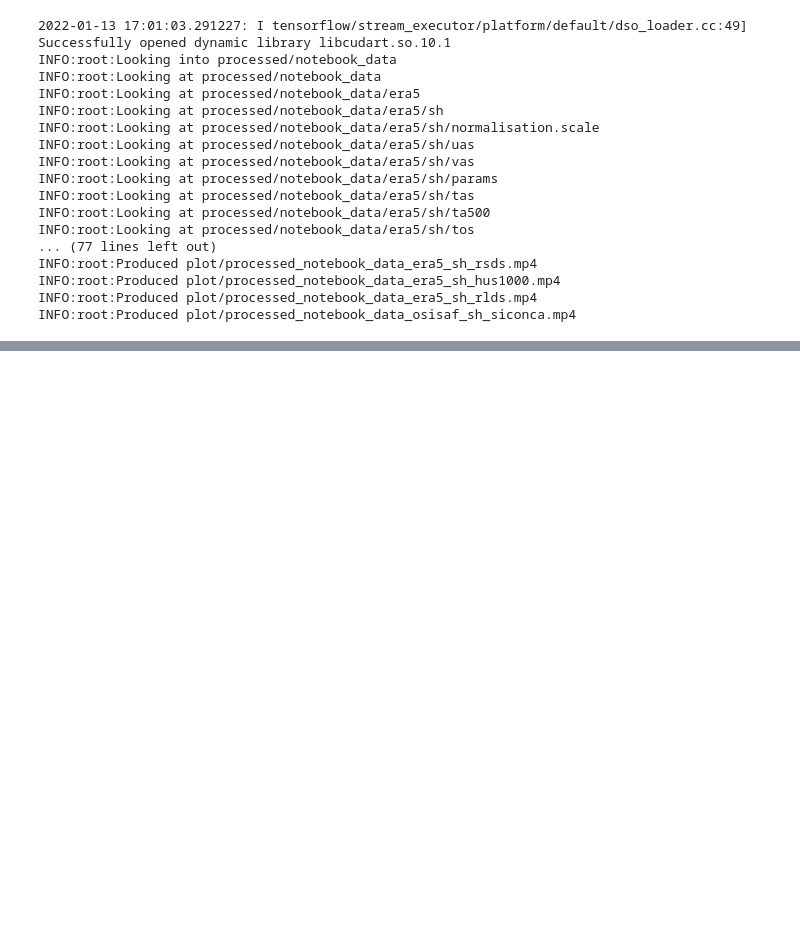
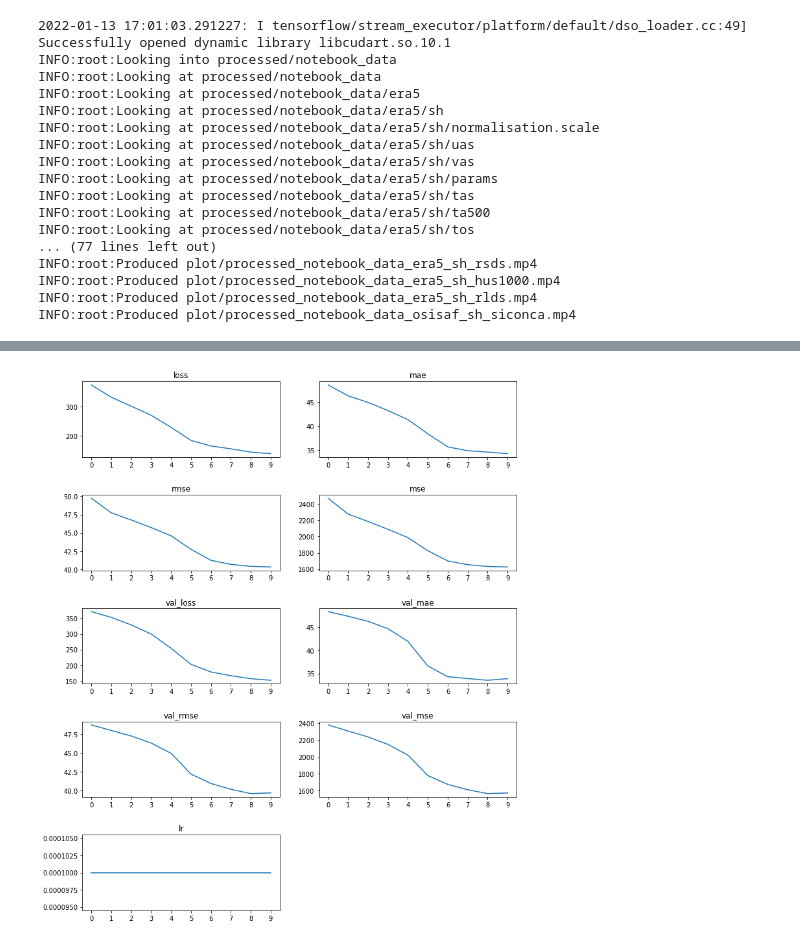
Before and after one commit to icenet-ai/icenet-pipeline, a Jupyter notebook: notebooks/02.data_and_forecasts.ipynb, the cells around one changed output, grey strips where cells are left out. Drawn from its saved outputs; the diff is of its cells as text; code cells hidden in the pictures; blank space fills up the shorter version.

Commit message:
Finished draft of data and forecasting notebook

```diff
--- a/notebooks/02.data_and_forecasts.ipynb
+++ b/notebooks/02.data_and_forecasts.ipynb
@@ -269,0 +270,19 @@ xv(fc, 15, "south_daily_forecast.mp4")
+# %%
+with open("results/networks/notebook_ensemble/notebook_ensemble_45_history.json") as fh:
+    history = json.load(fh)
+
+# Quick and dirty visualisation
+fig = plt.figure(figsize=(int(len(history.keys())/2) * 3, 15))
+fig.tight_layout()
+plt.subplots_adjust(hspace=0.5)
+
+for i, k in enumerate(history.keys()):
+    ax = fig.add_subplot(int("{}{}{}".format(
+        int(len(history.keys())/2) + len(history.keys())%2, 2, i+1)))
+
+    ax.plot(history[k].keys(), history[k].values())
+    ax.set_title(k)
+
+fig.show()
+# %% [output]
+[figure, added]
```
Also changed, not shown: parts of 32 cells of this notebook.
